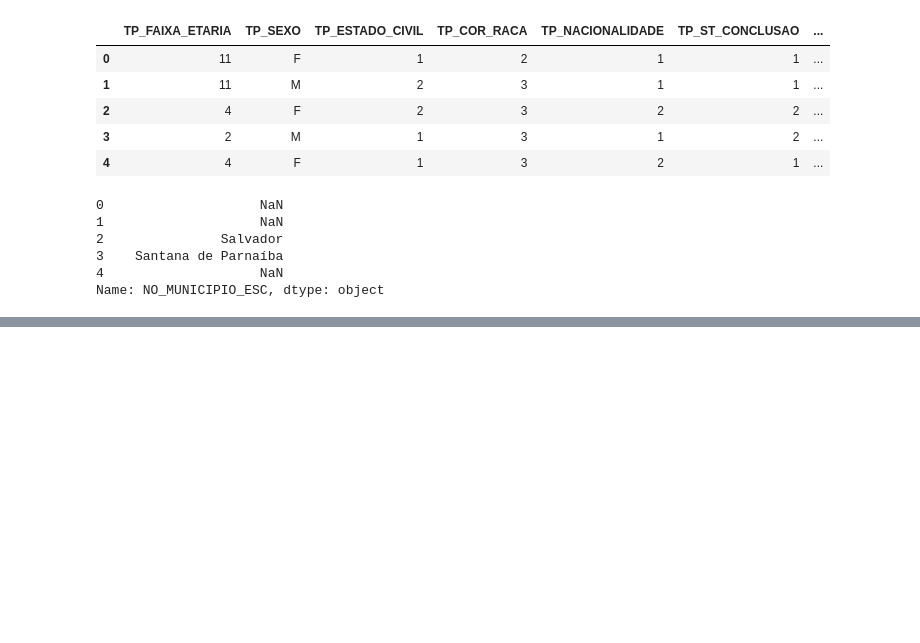
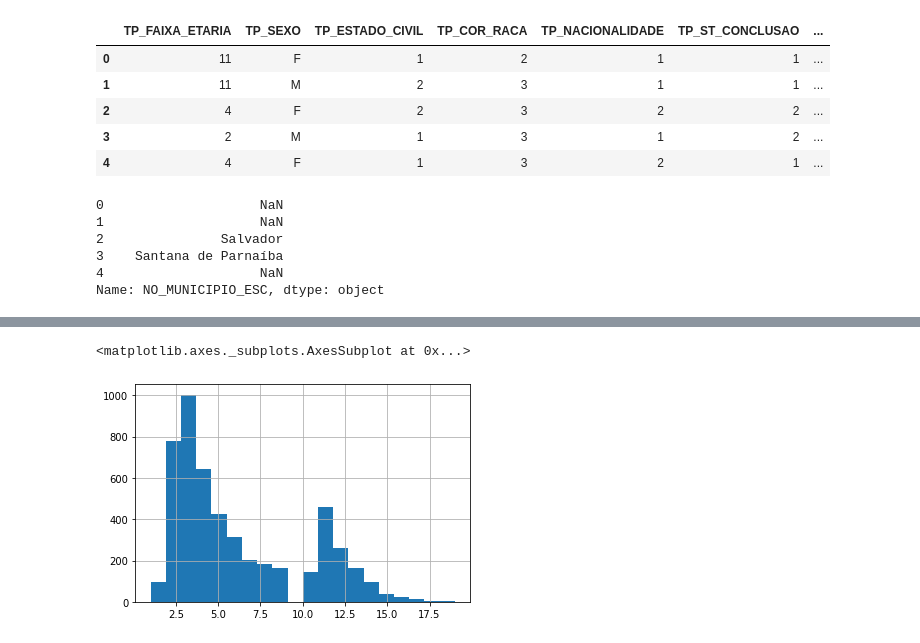
Before and after one commit to almemanuel/ENEM2020-Data-Analysis, a Jupyter notebook: DataAnalysis.ipynb, the cells around one changed output, grey strips where cells are left out. Drawn from its saved outputs; the diff is of its cells as text; code cells hidden in the pictures; blank space fills up the shorter version.

```diff
--- a/DataAnalysis.ipynb
+++ b/DataAnalysis.ipynb
@@ -101,5 +102,5 @@ Name: NO_MUNICIPIO_ESC, Length: 3948, dtype: int64>
 # %%
-students_by_age = selected_enem_data['TP_FAIXA_ETARIA'].value_counts().sort_index
+students_by_age_range = selected_enem_data['TP_FAIXA_ETARIA']
 
-students_by_age
+students_by_age_range.value_counts().sort_index
 # %% [output]
@@ -122,0 +150,5 @@ Name: TP_FAIXA_ETARIA, dtype: int64>
+# %%
+students_by_age_range.hist(bins = 20)
+# %% [output]
+<matplotlib.axes._subplots.AxesSubplot at 0x...>
+[figure, added]
```
Also changed, not shown: parts of 11 cells of this notebook.
